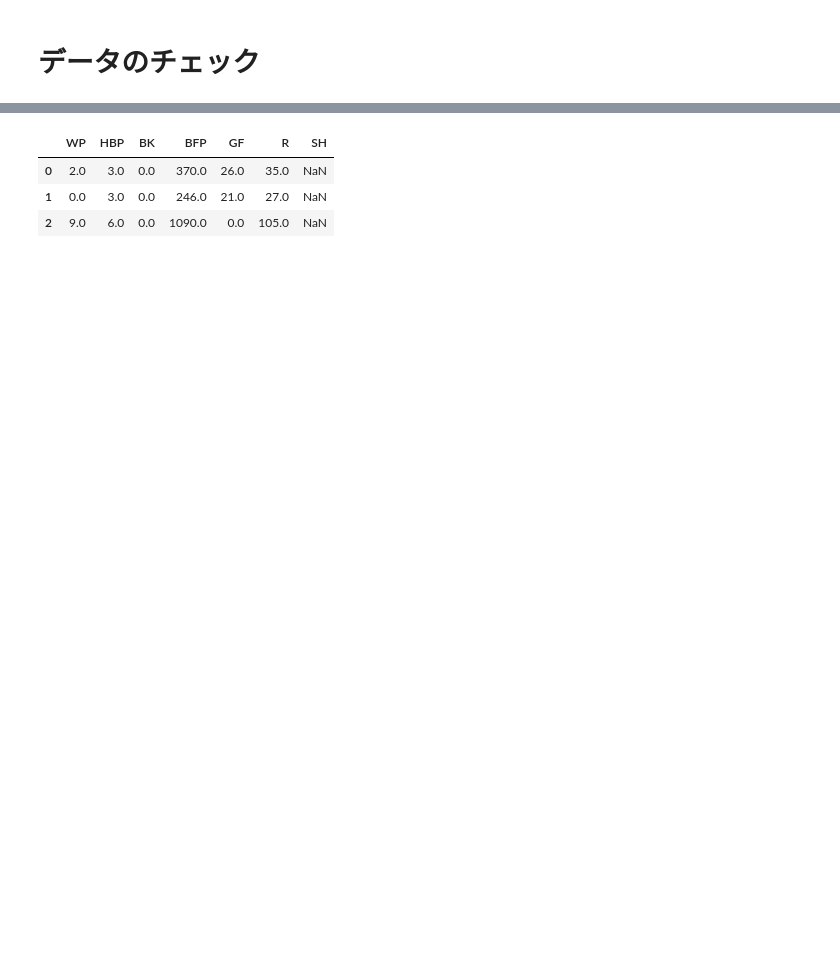
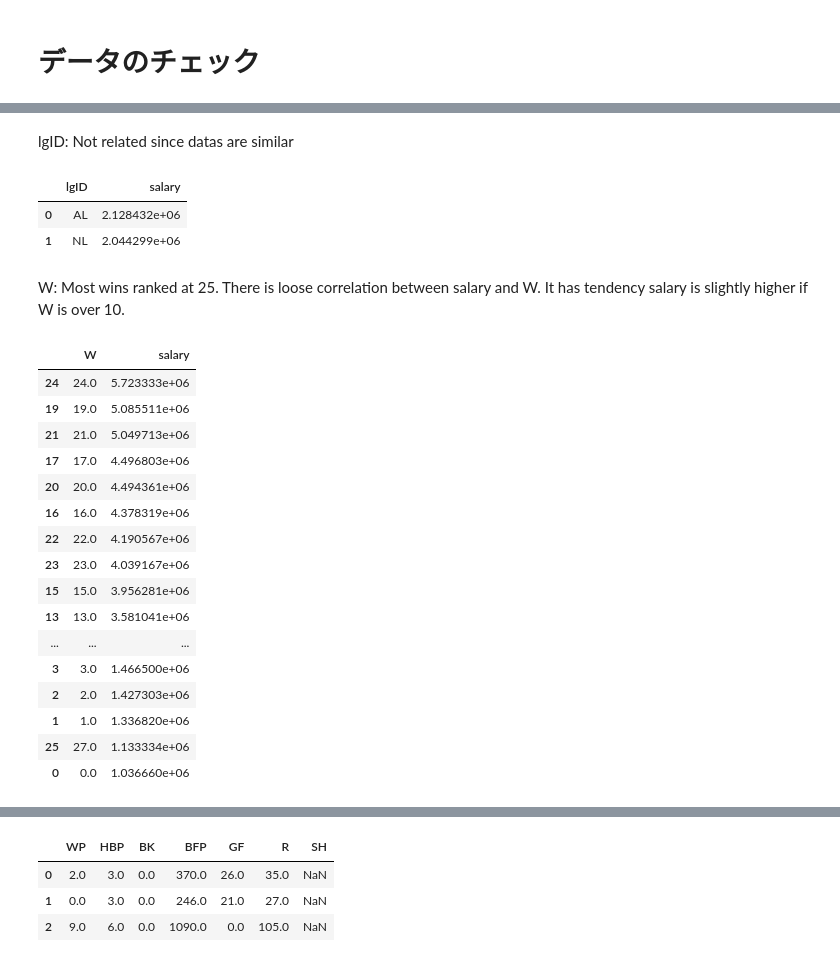
Before and after one commit to lasershow/lab-py, a Jupyter notebook: ipython/dic20171001_mlb.ipynb, the cells around one changed output, grey strips where cells are left out. Cells and saved outputs as stored; diff of their text form; code cells hidden in the pictures; blank space fills up the shorter version.

```diff
--- a/ipython/dic20171001_mlb.ipynb
+++ b/ipython/dic20171001_mlb.ipynb
@@ -89,0 +253,30 @@ dtype: int64
+# %% [markdown]
+lgID: Not related since datas are similar
+# %%
+df_sal_nonan[["salary", "lgID"]].groupby(['lgID'], as_index=False).mean().sort_values(by='salary', ascending=False).head(15)
+# %% [output]
+|  | lgID | salary |
+| 0 | AL | 2.128432e+06 |
+| 1 | NL | 2.044299e+06 |
+# %% [markdown]
+W: Most wins ranked at 25. There is loose correlation between salary and W. It has tendency salary is slightly higher if W is over 10.
+# %%
+df_sal_nonan[["salary", "W"]].groupby(['W'], as_index=False).mean().sort_values(by='salary', ascending=False)
+# %% [output]
+|  | W | salary |
+| 24 | 24.0 | 5.723333e+06 |
+| 19 | 19.0 | 5.085511e+06 |
+| 21 | 21.0 | 5.049713e+06 |
+| 17 | 17.0 | 4.496803e+06 |
+| 20 | 20.0 | 4.494361e+06 |
+| 16 | 16.0 | 4.378319e+06 |
+| 22 | 22.0 | 4.190567e+06 |
+| 23 | 23.0 | 4.039167e+06 |
+| 15 | 15.0 | 3.956281e+06 |
+| 13 | 13.0 | 3.581041e+06 |
+| ... | ... | ... |
+| 3 | 3.0 | 1.466500e+06 |
+| 2 | 2.0 | 1.427303e+06 |
+| 1 | 1.0 | 1.336820e+06 |
+| 25 | 27.0 | 1.133334e+06 |
+| 0 | 0.0 | 1.036660e+06 |
```
Also changed, not shown: parts of 64 cells of this notebook, 6 other files.
